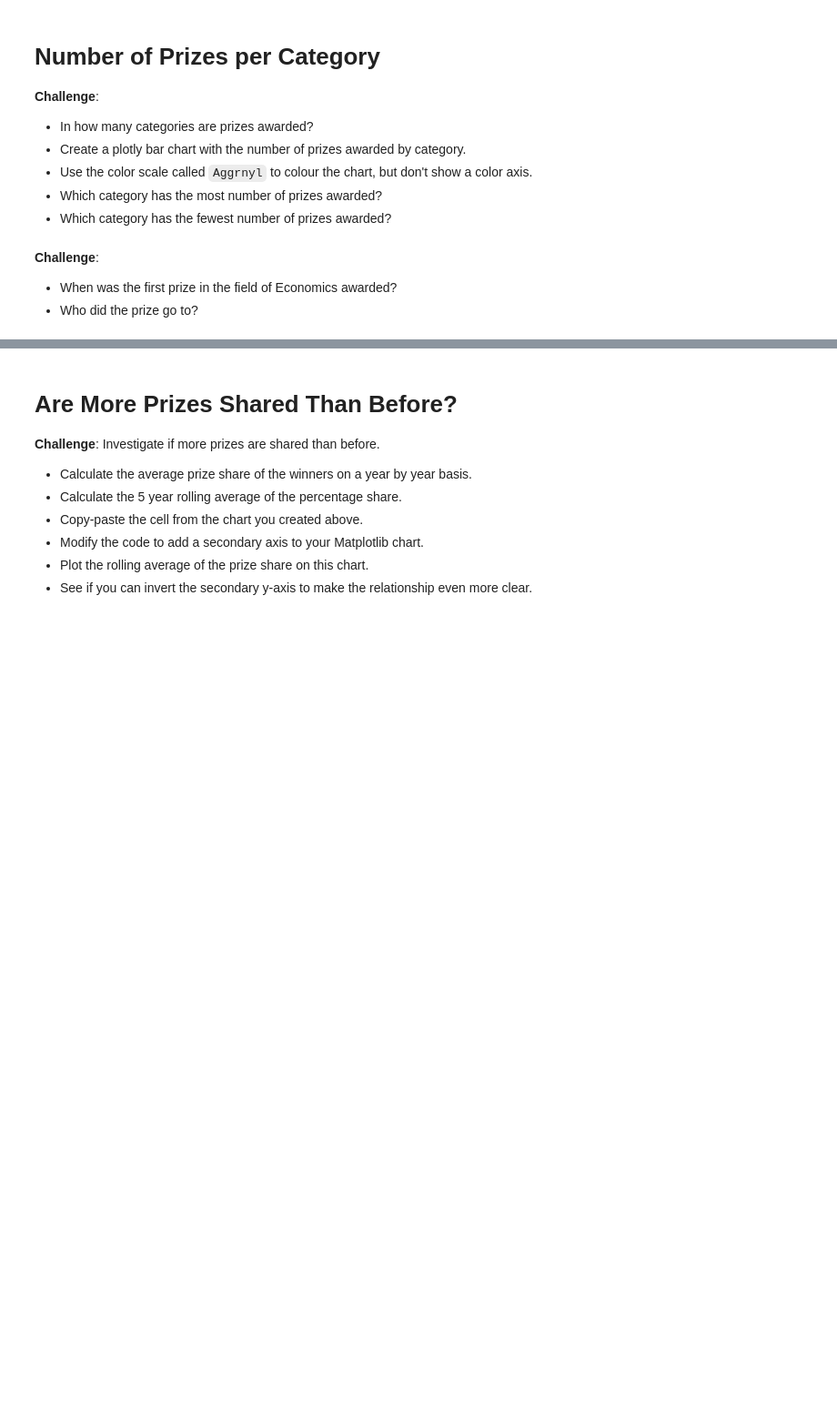
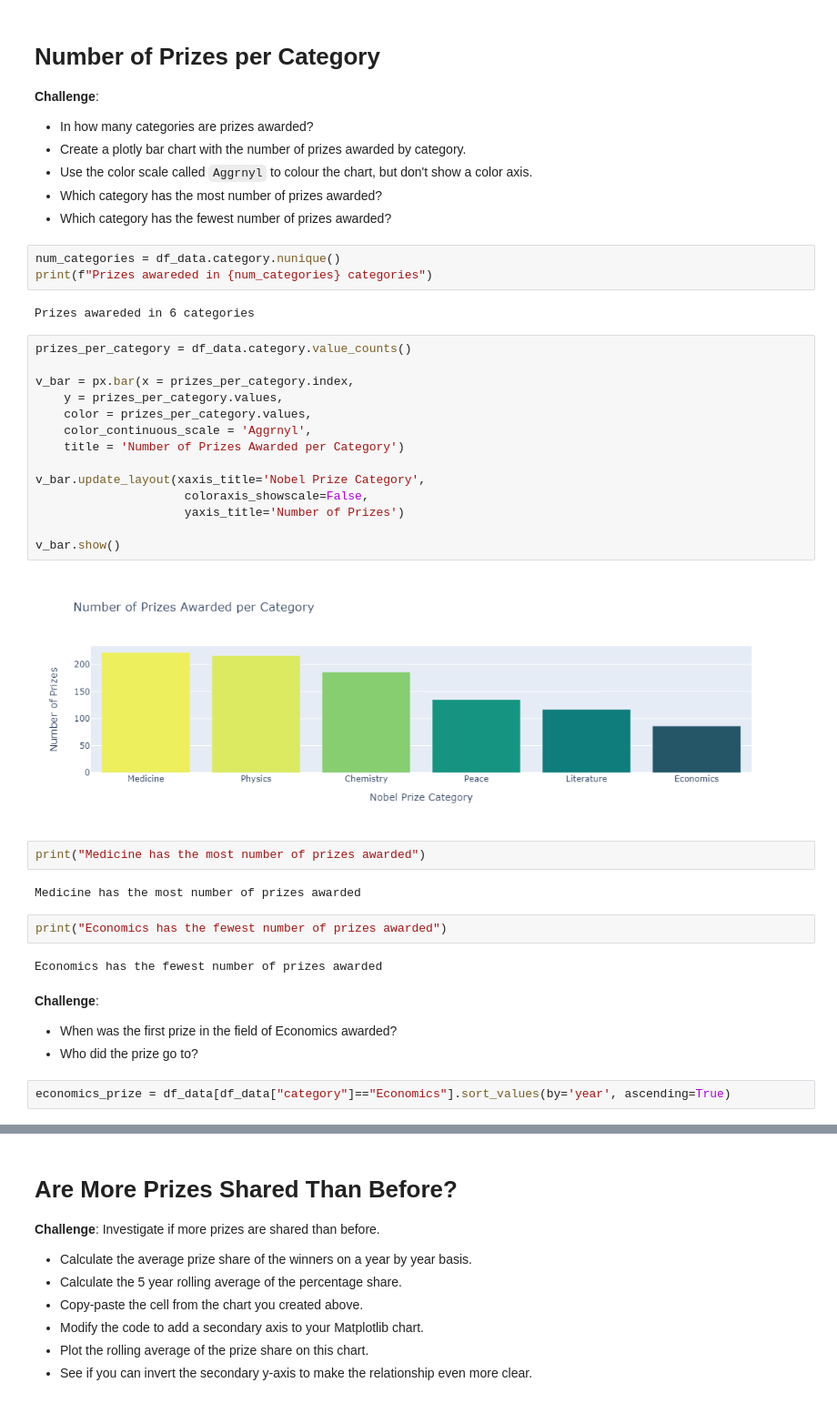
Before and after one commit to myDelevop/band-name-generator, a Jupyter notebook: udemy/day_79/Nobel_Prize_Analysis_(start).ipynb, the cells around one changed output, grey strips where cells are left out. Shown at 91% size. Saved outputs shown, nothing was run; the diff lists cells and outputs as text; blank space fills up the shorter version.

Commit message:
Number of Prizes per Category analysis

```diff
--- a/udemy/day_79/Nobel_Prize_Analysis_(start).ipynb
+++ b/udemy/day_79/Nobel_Prize_Analysis_(start).ipynb
@@ -254,7 +272,38 @@ Name: full_name, dtype: object
 * Use the color scale called `Aggrnyl` to colour the chart, but don't show a color axis.
 * Which category has the most number of prizes awarded?
 * Which category has the fewest number of prizes awarded?
+# %%
+num_categories = df_data.category.nunique()
+print(f"Prizes awareded in {num_categories} categories")
+# %% [output]
+Prizes awareded in 6 categories
+# %%
+prizes_per_category = df_data.category.value_counts()
+
+v_bar = px.bar(x = prizes_per_category.index,
+    y = prizes_per_category.values,
+    color = prizes_per_category.values,
+    color_continuous_scale = 'Aggrnyl',
+    title = 'Number of Prizes Awarded per Category')
+
+v_bar.update_layout(xaxis_title='Nobel Prize Category',
+                     coloraxis_showscale=False,
+                     yaxis_title='Number of Prizes')
+
+v_bar.show()
+# %% [output]
+[figure, added]
+# %%
+print("Medicine has the most number of prizes awarded")
+# %% [output]
+Medicine has the most number of prizes awarded
+# %%
+print("Economics has the fewest number of prizes awarded")
+# %% [output]
+Economics has the fewest number of prizes awarded
 # %% [markdown]
 **Challenge**:
 * When was the first prize in the field of Economics awarded?
 * Who did the prize go to?
+# %%
+economics_prize = df_data[df_data["category"]=="Economics"].sort_values(by='year', ascending=True)
```
Also changed, not shown: parts of 7 cells of this notebook.
